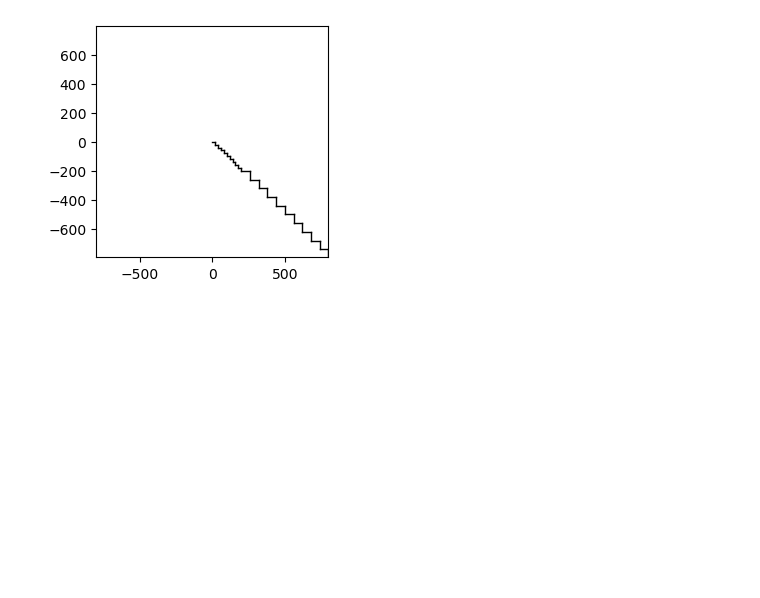
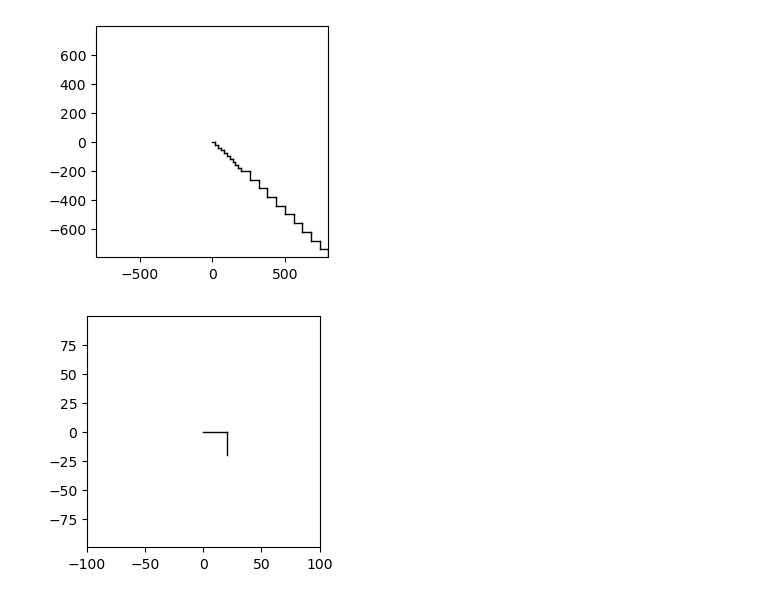
Before and after one commit to bblais/AI-and-Robotics-Fall-2023-Class-Notebooks, a Jupyter notebook: Sprint #1 - Programming and Games/2023-09-11 - First Turtle.ipynb, the cells around one changed output. Drawn from its saved outputs; the diff is of its cells as text; code cells hidden in the pictures; blank space fills up the shorter version.

```diff
--- a/Sprint #1 - Programming and Games/2023-09-11 - First Turtle.ipynb
+++ b/Sprint #1 - Programming and Games/2023-09-11 - First Turtle.ipynb
@@ -95,3 +95,8 @@ for i in range(10):
     step(60)
 # %% [output]
 [figure]
+# %%
+reset(figsize=(3,3))
+step(20)   # length=20
+# %% [output]
+[figure, added]
```
Also changed, not shown: parts of 1 cell of this notebook, 27 other files.
